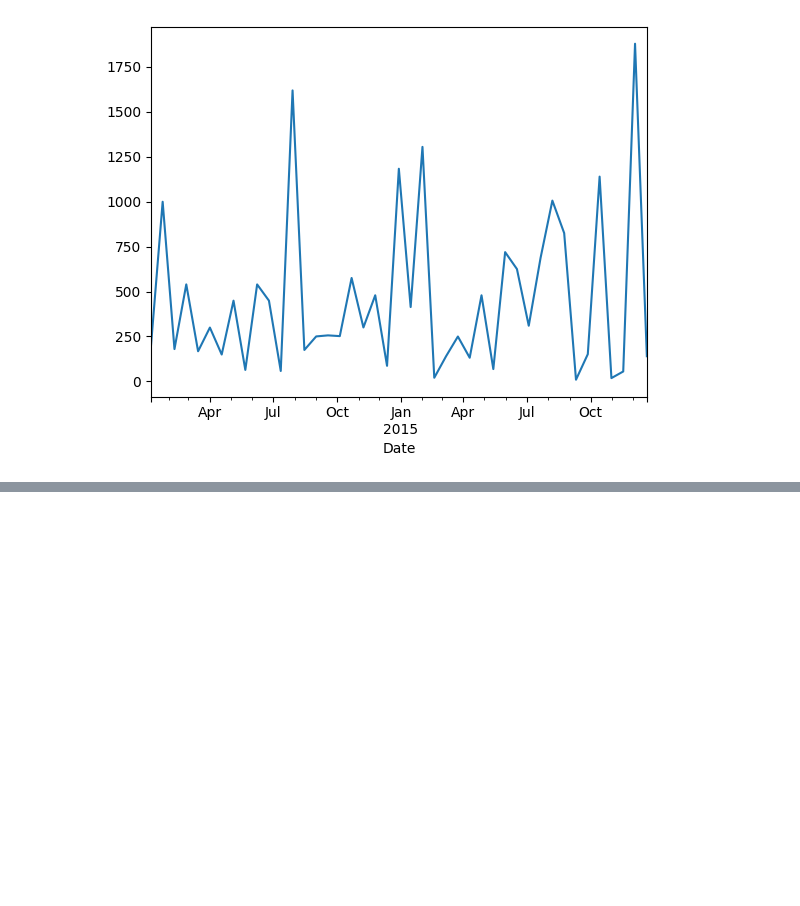
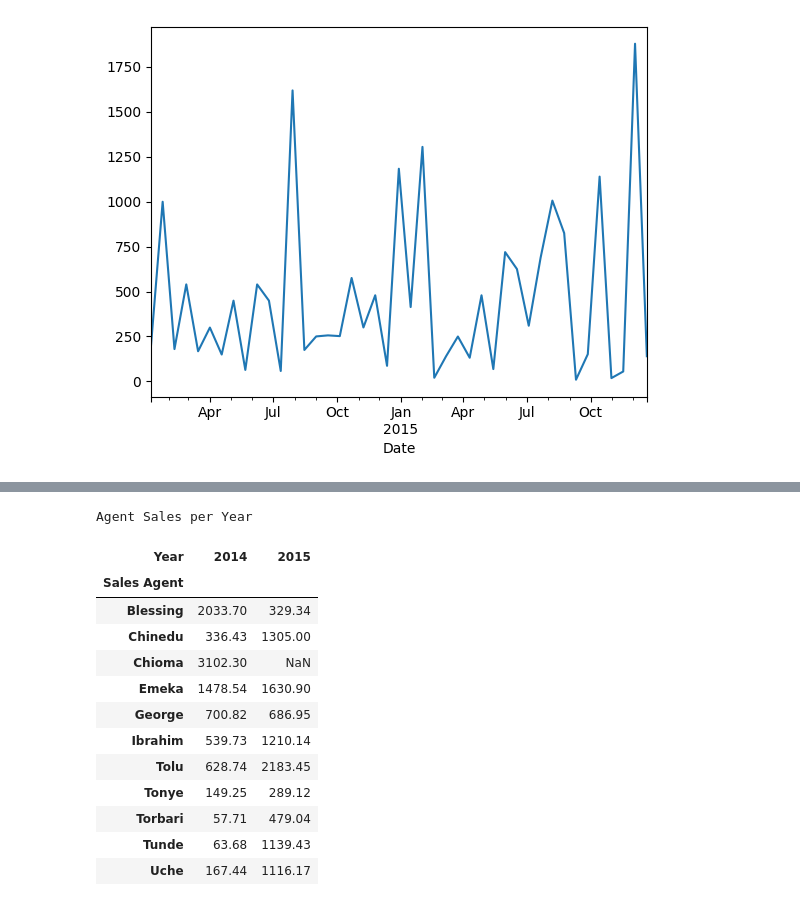
Before and after one commit to suntwister/Electronic_sales, a Jupyter notebook: electronic_sales_analysis.ipynb, the cells around one changed output, grey strips where cells are left out. Saved outputs shown, nothing was run; the diff lists cells and outputs as text; code cells hidden in the pictures; blank space fills up the shorter version.

```diff
--- a/electronic_sales_analysis.ipynb
+++ b/electronic_sales_analysis.ipynb
@@ -147,0 +172,19 @@ Name: Revennue, dtype: float64
+# %%
+top_agent = pd.pivot_table(df, values='Revennue', index='Sales Agent', columns='Year', aggfunc='sum')
+print("Agent Sales per Year")
+top_agent
+# %% [output]
+Agent Sales per Year
+| Year | 2014 | 2015 |
+| Sales Agent |  |  |
+| Blessing | 2033.70 | 329.34 |
+| Chinedu | 336.43 | 1305.00 |
+| Chioma | 3102.30 | NaN |
+| Emeka | 1478.54 | 1630.90 |
+| George | 700.82 | 686.95 |
+| Ibrahim | 539.73 | 1210.14 |
+| Tolu | 628.74 | 2183.45 |
+| Tonye | 149.25 | 289.12 |
+| Torbari | 57.71 | 479.04 |
+| Tunde | 63.68 | 1139.43 |
+| Uche | 167.44 | 1116.17 |
```
Also changed, not shown: parts of 10 cells of this notebook, 1 other file.
